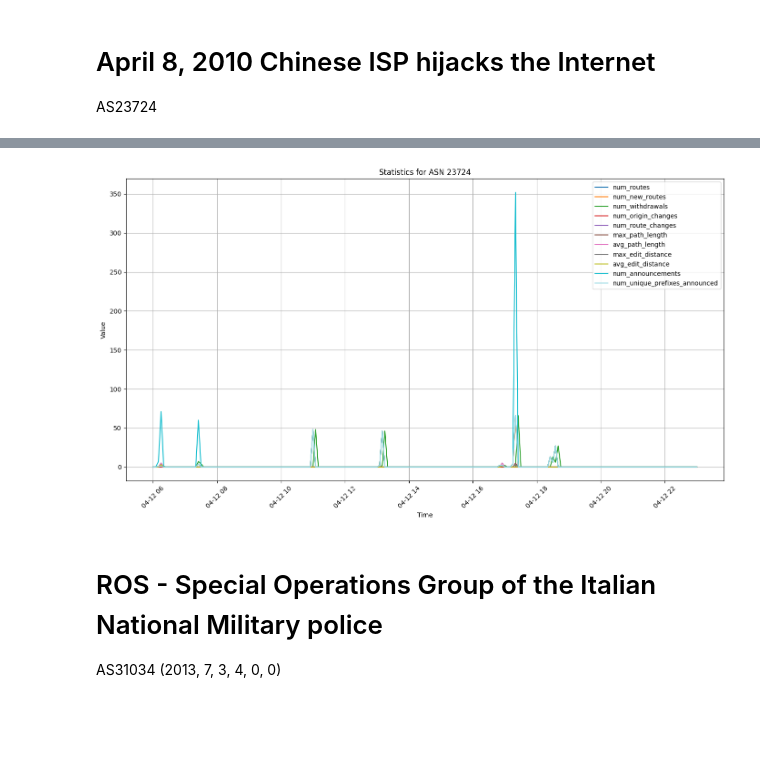
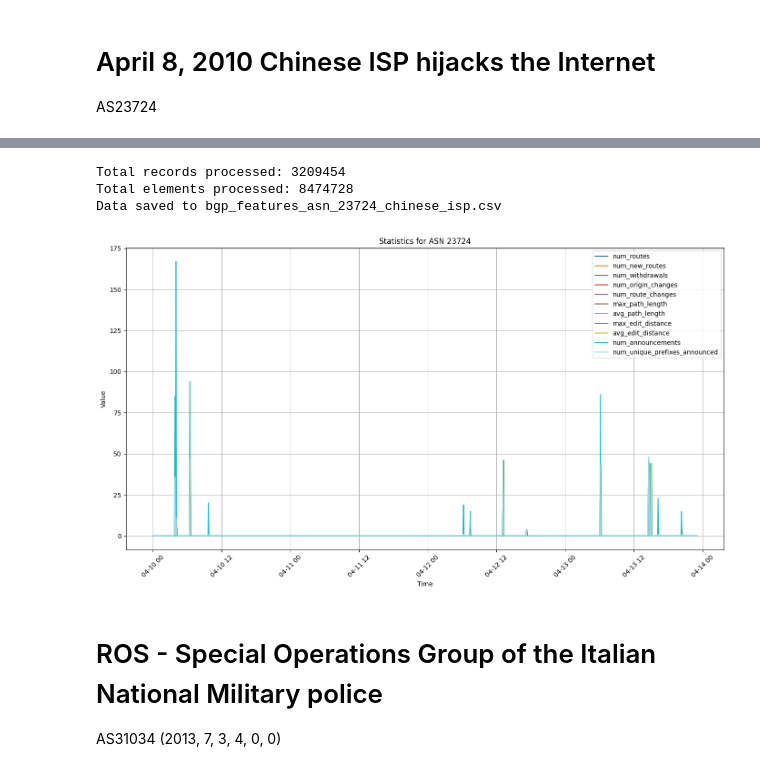
Before and after one commit to hyonbokan/BGP_data_analysis, a Jupyter notebook: bgp_data_analysis_feature_extraction.ipynb, the cells around one changed output, grey strips where cells are left out. Cells and saved outputs as stored; diff of their text form; code cells hidden in the pictures; blank space fills up the shorter version.

```diff
--- a/bgp_data_analysis_feature_extraction.ipynb
+++ b/bgp_data_analysis_feature_extraction.ipynb
@@ -211,13 +153,13 @@ plt.show()
 AS23724
 # %%
 target_asn = "23724"
-from_time = "2010-4-12 06:00:00"
-until_time = "2010-4-12 23:00:00"
-collectors = ["rrc00", "route-views2", "route-views3", "route-views4", "ris-ripe"]
+from_time = "2010-4-10 00:00:00"
+until_time = "2010-4-13 23:00:00"
+collectors = ["rrc00"]
 output_file = f'bgp_features_asn_{target_asn}_chinese_isp.csv'
 
 df_features = extract_bgp_data(target_asn, from_time, until_time, collectors, output_file)
-df_features['timestamp'] = pd.to_datetime(df_features['timestamp'])
+df_features['Timestamp'] = pd.to_datetime(df_features['Timestamp'])
 numeric_cols = df_features.select_dtypes(include=['number']).columns
 plot_statistics(df_features, target_asn)
 # %% [output]
@@ -227,4 +170,7 @@ Data saved to bgp_features_asn_23724_chinese_isp.csv
+Total records processed: 3209454
+Total elements processed: 8474728
+Data saved to bgp_features_asn_23724_chinese_isp.csv
-[figure, old version]
+[figure, new version]
 # %%
 df_features = detect_anomalies(df_features, numeric_cols, threshold_multiplier=2)
 output_file = output_file.replace('.csv', '_with_labels.csv')
```
Also changed, not shown: parts of 38 cells of this notebook, 2 other files.
